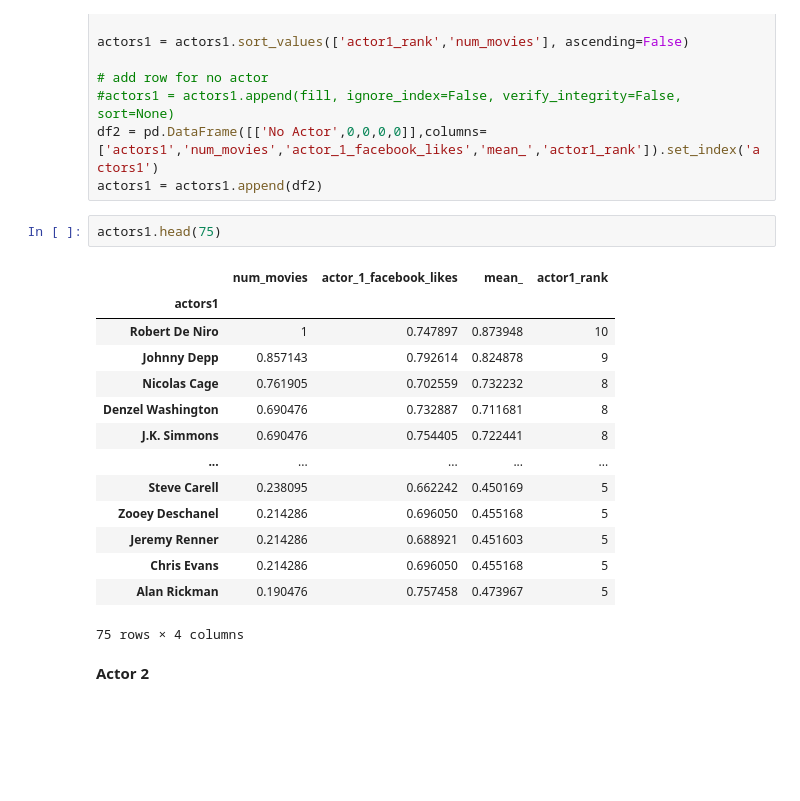
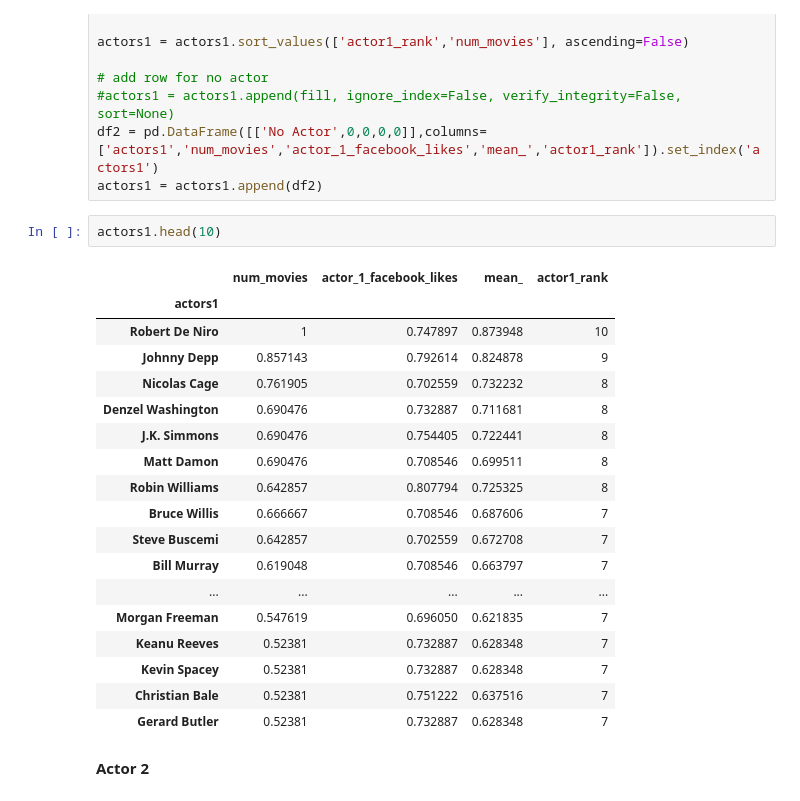
Before and after one commit to anitamezzetti/EPFL_Data_science_in_practice, a Jupyter notebook: Project/Project.ipynb, the cells around one changed output. Saved outputs shown, nothing was run; the diff lists cells and outputs as text; blank space fills up the shorter version.

```diff
--- a/Project/Project.ipynb
+++ b/Project/Project.ipynb
@@ -1027,22 +1070,26 @@ actors1 = actors1.sort_values(['actor1_rank','num_movies'], ascending=False)
 df2 = pd.DataFrame([['No Actor',0,0,0,0]],columns=['actors1','num_movies','actor_1_facebook_likes','mean_','actor1_rank']).set_index('actors1')
 actors1 = actors1.append(df2)
 # %%
-actors1.head(75)
+actors1.head(10)
 # %% [output]
 |  | num_movies | actor_1_facebook_likes | mean_ | actor1_rank |
 | actors1 |  |  |  |  |
 | Robert De Niro | 1 | 0.747897 | 0.873948 | 10 |
 | Johnny Depp | 0.857143 | 0.792614 | 0.824878 | 9 |
 | Nicolas Cage | 0.761905 | 0.702559 | 0.732232 | 8 |
 | Denzel Washington | 0.690476 | 0.732887 | 0.711681 | 8 |
 | J.K. Simmons | 0.690476 | 0.754405 | 0.722441 | 8 |
+| Matt Damon | 0.690476 | 0.708546 | 0.699511 | 8 |
+| Robin Williams | 0.642857 | 0.807794 | 0.725325 | 8 |
+| Bruce Willis | 0.666667 | 0.708546 | 0.687606 | 7 |
+| Steve Buscemi | 0.642857 | 0.702559 | 0.672708 | 7 |
+| Bill Murray | 0.619048 | 0.708546 | 0.663797 | 7 |
 | ... | ... | ... | ... | ... |
-| Steve Carell | 0.238095 | 0.662242 | 0.450169 | 5 |
-| Zooey Deschanel | 0.214286 | 0.696050 | 0.455168 | 5 |
-| Jeremy Renner | 0.214286 | 0.688921 | 0.451603 | 5 |
-| Chris Evans | 0.214286 | 0.696050 | 0.455168 | 5 |
-| Alan Rickman | 0.190476 | 0.757458 | 0.473967 | 5 |
+| Morgan Freeman | 0.547619 | 0.696050 | 0.621835 | 7 |
+| Keanu Reeves | 0.52381 | 0.732887 | 0.628348 | 7 |
+| Kevin Spacey | 0.52381 | 0.732887 | 0.628348 | 7 |
+| Christian Bale | 0.52381 | 0.751222 | 0.637516 | 7 |
+| Gerard Butler | 0.52381 | 0.732887 | 0.628348 | 7 |
-75 rows × 4 columns
 # %% [markdown]
 **Actor 2** <a name="a2"></a>
 # %%
```
Also changed, not shown: parts of 13 cells of this notebook.
